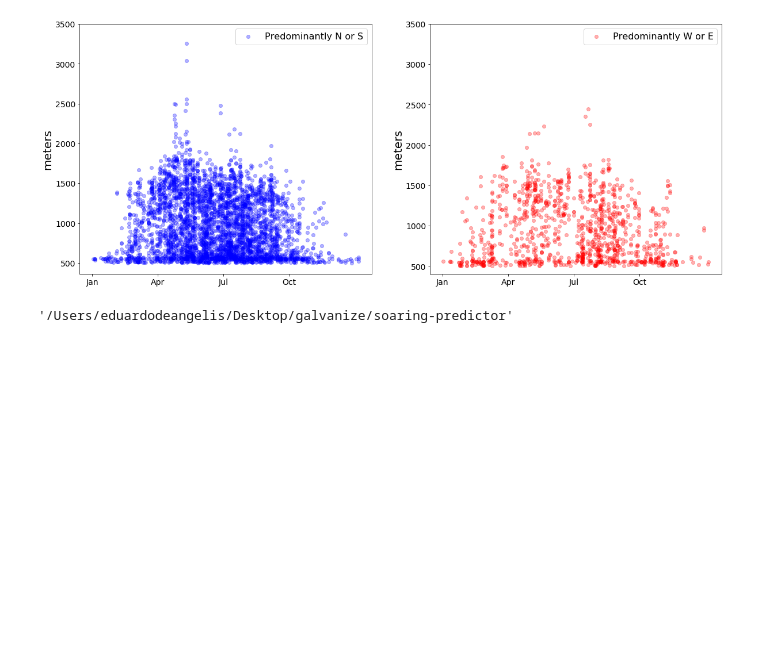
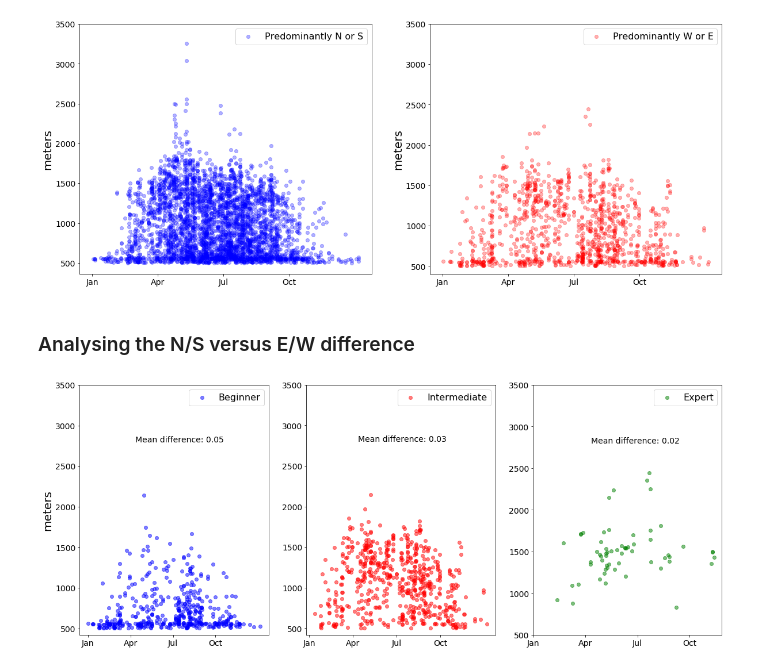
Before and after one commit to eddietheangel/soaring_predictor, a Jupyter notebook: notebooks/Model_fit.ipynb, the cells around one changed output. Drawn from its saved outputs; the diff is of its cells as text; code cells hidden in the pictures; blank space fills up the shorter version.

```diff
--- a/notebooks/Model_fit.ipynb
+++ b/notebooks/Model_fit.ipynb
@@ -624,7 +629,46 @@ plt.savefig('wind.png')
 plt.show()
 # %% [output]
 [figure]
-# %%
-pwd
-# %% [output]
-'/Users/eduardodeangelis/Desktop/galvanize/soaring-predictor'
+# %% [markdown]
+### Analysing the N/S versus E/W difference
+# %%
+dates = matplotlib.dates.date2num(data['date'])
+fig,ax = plt.subplots(1,3,figsize = (20,8))
+
+ax[0].scatter(data['doy_x'][(data['drct_16']<cut) & (data['rank_alt_0']==1)], data['max_alt'][(data['drct_16']<cut) & (data['rank_alt_0']==1)], alpha = 0.5,color = 'b',label='Beginner')
+# ax[0].set_xlabel('day of the year', fontsize=20)
+ax[0].set_xticks([0,90,180,270]) # choose which x locations to have ticks
+ax[0].set_xticklabels(['Jan','Apr',"Jul",'Oct'], fontsize=14)
+ax[0].set_yticks([500,1000,1500,2000,2500,3000,3500]) # choose which x locations to have ticks
+ax[0].set_yticklabels([500,1000,1500,2000,2500,3000,3500],fontsize=14)
+ax[0].set_ylabel('meters', fontsize=20)
+
+ax[1].scatter(data['doy_x'][(data['drct_16']<cut) & (data['rank_alt_1']==1)], data['max_alt'][(data['drct_16']<cut) & (data['rank_alt_1']==1)], alpha = 0.5,color = 'r',label='Intermediate')
+ax[1].set_yticks([500,1000,1500,2000,2500,3000,3500]) # choose which x locations to have ticks
+# ax[1].set_xlabel('day of the year', fontsize=20)
+ax[1].set_xticks([0,90,180,270]) # choose which x locations to have ticks
+ax[1].set_xticklabels(['Jan','Apr',"Jul",'Oct'], fontsize=14)
+ax[1].set_yticklabels([500,1000,1500,2000,2500,3000,3500],fontsize=14)
+
+
+ax[2].scatter(data['doy_x'][(data['drct_16']<cut) & (data['rank_alt_2']==1)], data['max_alt'][(data['drct_16']<cut) & (data['rank_alt_2']==1)], alpha = 0.5,color = 'g',label='Expert')
+ax[2].set_yticks([500,1000,1500,2000,2500,3000,3500]) # choose which x locations to have ticks
+# ax[2].set_xlabel('day of the year', fontsize=20)
+ax[2].set_xticks([0,90,180,270]) # choose which x locations to have ticks
+ax[2].set_xticklabels(['Jan','Apr',"Jul",'Oct'], fontsize=14)
+ax[2].set_yticks([500,1000,1500,2000,2500,3000,3500]) # choose which x locations to have ticks
+ax[2].set_yticklabels([500,1000,1500,2000,2500,3000,3500],fontsize=14)
+
+ax[0].annotate('Mean difference: 0.05', xy=(100, 3000), xytext=(100, 2800), fontsize=14)
+ax[1].annotate('Mean difference: 0.03', xy=(100, 3000), xytext=(100, 2800), fontsize=14)
+ax[2].annotate('Mean difference: 0.02', xy=(100, 3000), xytext=(100, 2800), fontsize=14)
+
+
+handles, labels = ax[0].get_legend_handles_labels()
+ax[0].legend(fontsize=16)
+ax[1].legend(fontsize=16)
+ax[2].legend(fontsize=16)
+plt.savefig('wind breakdown.png')
+plt.show()
+# %% [output]
+[figure, added]
```
Also changed, not shown: parts of 4 cells of this notebook, 13 other files.
